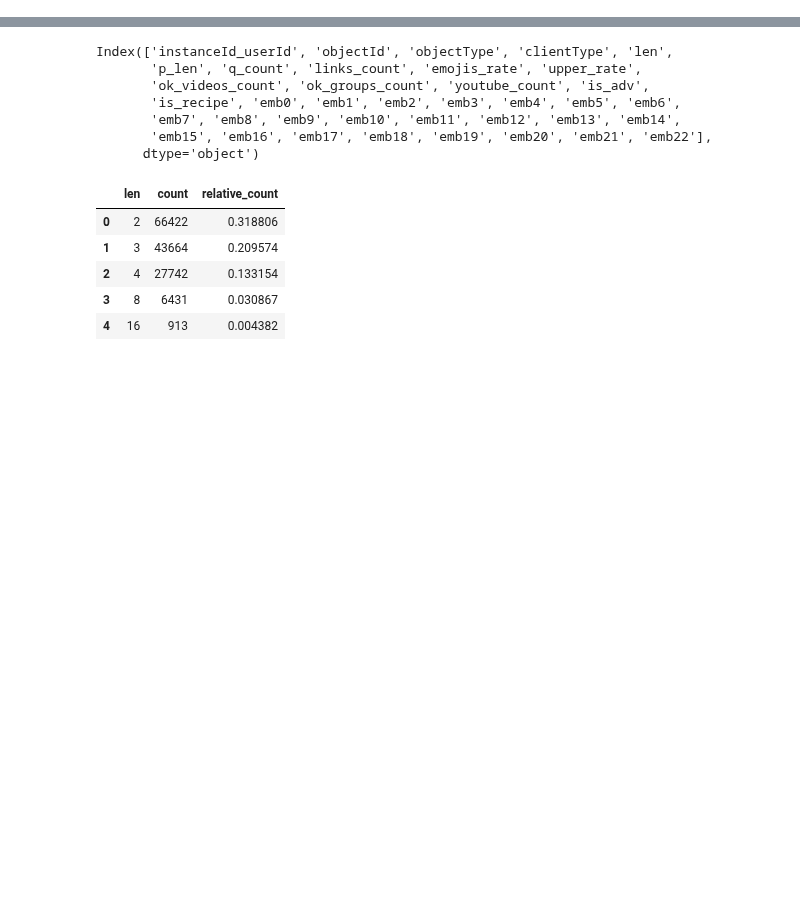
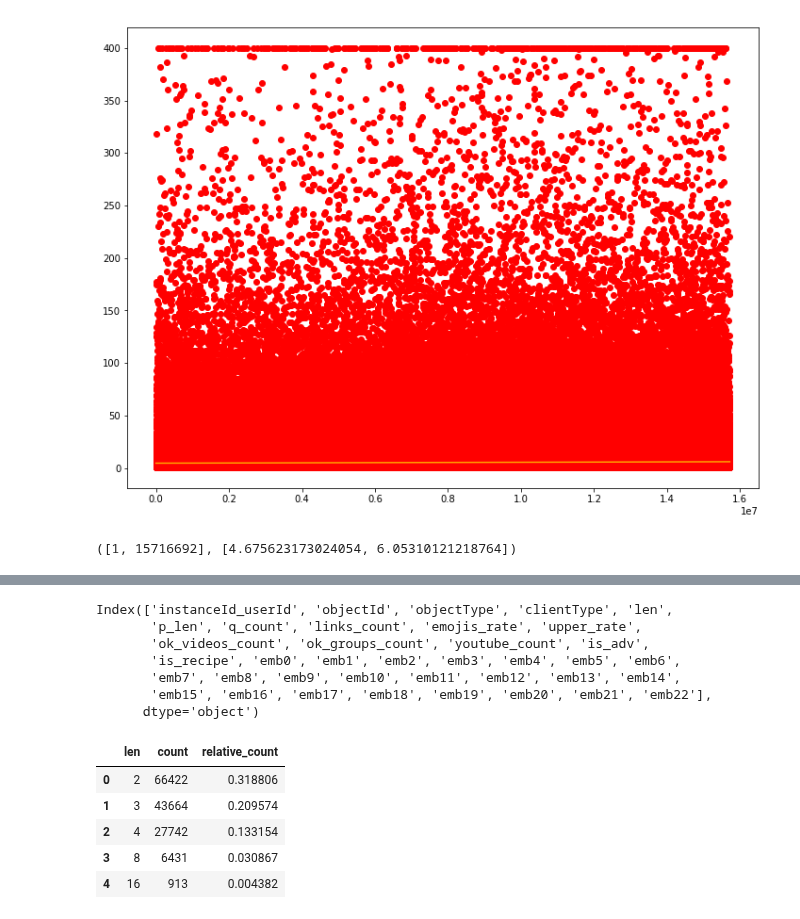
Before and after one commit to tyamgin/mlbootcamp, a Jupyter notebook: championship19/Untitled1.ipynb, the cells around one changed output, grey strips where cells are left out. Saved outputs shown, nothing was run; the diff lists cells and outputs as text; code cells hidden in the pictures; blank space fills up the shorter version.

```diff
--- a/championship19/Untitled1.ipynb
+++ b/championship19/Untitled1.ipynb
@@ -10,0 +12,3 @@ train_texts_features = pd.read_pickle(output_path + '/train_text_features3')
+# %%
+assigned_clusters3_50 = pd.read_pickle(output_path + '/assigned_clusters3_50').assigned_clusters3_50
+train_texts_features['assigned_clusters'] = assigned_clusters3_50[0:train_texts_features.shape[0]]
@@ -11,3 +18,7 @@ train_texts_features = pd.read_pickle(output_path + '/train_text_features3')
+# %%
+stat = pd.concat((train_data, test_data), sort=False)[['metadata_ownerId', 'objectId']] \
+    .groupby('metadata_ownerId').agg({'objectId': 'count'})
+stat.rename(columns={'objectId': 'owner_count'}, inplace=True)
 # %%
-train_data = pd.read_pickle(output_path + '/train_data')
+train_data = train_data.join(stat, how='left', on='metadata_ownerId')
 train_data = train_data.join(train_texts_features.set_index('objectId'), how='inner', on='objectId')
@@ -83,8 +105,19 @@ def create_features(data):
         'ok_videos_count': data['ok_videos_count'].clip(upper=1),
         'ok_groups_count': data['ok_groups_count'].clip(upper=1),
         'youtube_count': data['youtube_count'].clip(upper=1),
+        #'is_video': (data['youtube_count'] + data['ok_videos_count']).clip(upper=1),
         'is_adv': data['is_adv'],
         'is_recipe': data['is_recipe'],
+        'brackets_balance': data['brackets_balance'],
+        'quotes_count': data['quotes_count'],
+        'mdots_count': data['mdots_count'],
+        'e_count': data['e_count'],
+        #'assigned_clusters': data['assigned_clusters'],
+        'owner_count': data['owner_count'],
+        'old': data['audit_timestamp'] - data['metadata_createdAt'],
+        #'mean_target': data['mean_target'],
+        #####small+ 'has_phone': data['has_phone'],
+        #'hashes_count': data['hashes_count'],
         #'is_ru': data['lang'] == 'ru',
     })
     #qq = data[['instanceId_userId', 'embedding']].join(
@@ -94,12 +127,13 @@ def create_features(data):
     #res['emb_dist'] = (qq.iloc[:,1] - qq.iloc[:,2]).apply(np.linalg.norm)
     #res['emb_cosine_dist'] = qq.iloc[:,1:3].apply(lambda x: scipy.spatial.distance.cosine(*x), axis=1)
     #print('Embs:')
+
     emb = np.stack(data['embedding'])
     for j in range(emb.shape[1]):
         res['emb%d' % j] = emb[:,j]
 
-    if 'label' in data.columns:
-        res['label'] = data['label']
+    if 'liked' in data.columns:
+        res['label'] = data['liked']
 
     return res
 # %%
@@ -229,0 +224,17 @@ test_data = test_data.join(test_texts_features.set_index('objectId'), how='inner
+# %%
+plt.rcParams["figure.figsize"] = (12, 9) # (w, h)
+stat = train.groupby('instanceId_userId').agg({'objectId': 'count'}).reset_index()
+stat['objectId'].clip(upper=400, inplace=True)
+x = stat.instanceId_userId.values
+y = stat.objectId.values
+plt.plot(stat.instanceId_userId.values, stat.objectId.values, marker='o', color='r', ls='')
+a, b = np.polyfit(x, y, deg=1)
+f = lambda x: a*x + b
+plt.plot([min(x), max(x)],[f(min(x)), f(max(x))], c="orange", label="---")
+plt.show()
+# %% [output]
+[figure, added]
+# %%
+[min(x), max(x)],[f(min(x)), f(max(x))]
+# %% [output]
+([1, 15716692], [4.675623173024054, 6.05310121218764])
```
Also changed, not shown: parts of 34 cells of this notebook, 3 other files.
